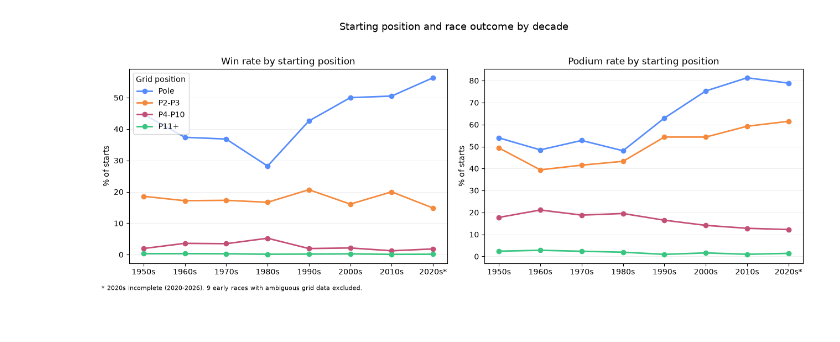
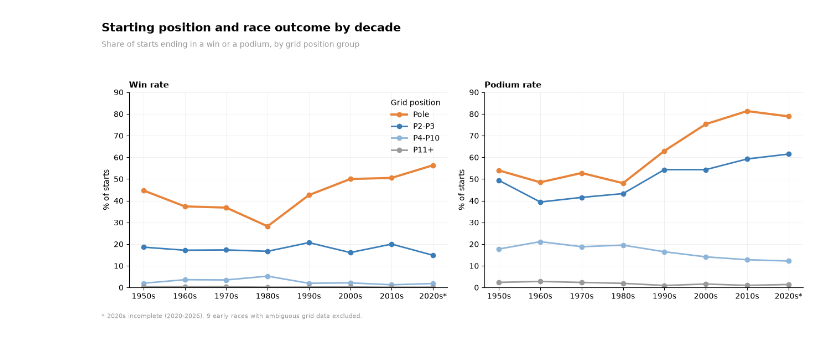
Before and after one commit to luvurgrace/f1-sql-analysis, a Jupyter notebook: notebooks/analysis.ipynb, the cells around one changed output. Saved outputs shown, nothing was run; the diff lists cells and outputs as text; code cells hidden in the pictures.

```diff
--- a/notebooks/analysis.ipynb
+++ b/notebooks/analysis.ipynb
@@ -206,39 +220,38 @@ plt.show()
 # %%
-import pandas as pd
-import matplotlib.pyplot as plt
-
 df = pd.read_csv("../results/q4_grid_groups.csv")
 
 order = ["Pole", "P2-P3", "P4-P10", "P11+"]
+colors = {"Pole": ORANGE, "P2-P3": BLUE, "P4-P10": "#8DB4D9", "P11+": GRAY}
 decades = sorted(df["decade"].unique())
 tick_labels = [f"{d}s" for d in decades]
 tick_labels[-1] += "*"
 
-fig, axes = plt.subplots(1, 2, figsize=(13, 5))
-
-panels = [
-    (axes[0], "win_rate_pct", "Win rate by starting position"),
-    (axes[1], "podium_rate_pct", "Podium rate by starting position"),
-]
+fig, axes = plt.subplots(1, 2, figsize=(13, 5.5))
+panels = [(axes[0], "win_rate_pct", "Win rate"),
+          (axes[1], "podium_rate_pct", "Podium rate")]
 
 for ax, col, title in panels:
     for group in order:
         sub = df[df["grid_group"] == group]
-        ax.plot(sub["decade"], sub[col], marker="o", linewidth=2, label=group)
+        ax.plot(sub["decade"], sub[col], marker="o", color=colors[group],
+                linewidth=2.8 if group == "Pole" else 2, label=group)
     ax.set_xticks(decades)
     ax.set_xticklabels(tick_labels)
+    ax.set_ylim(0, 90)
     ax.set_ylabel("% of starts")
-    ax.set_title(title)
-    ax.grid(axis="y", alpha=0.3)
+    ax.set_title(title, loc="left", fontsize=11)
 
-axes[0].legend(title="Grid position")
-fig.suptitle("Starting position and race outcome by decade", fontsize=13)
+axes[0].legend(title="Grid position", frameon=False)
+fig.suptitle("Starting position and race outcome by decade",
+             x=0.01, ha="left", fontsize=15, fontweight="bold")
+fig.text(0.01, 0.9, "Share of starts ending in a win or a podium, by grid position group",
+         fontsize=10, color=GRAY)
 fig.text(0.01, 0.01,
          "* 2020s incomplete (2020-2026). 9 early races with ambiguous grid data excluded.",
-         fontsize=8)
+         fontsize=8, color=GRAY)
 
-plt.tight_layout(rect=[0, 0.03, 1, 0.95])
-plt.savefig("../charts/q4_grid_groups.png", dpi=150, bbox_inches="tight")
+plt.tight_layout(rect=[0, 0.04, 1, 0.88])
+plt.savefig("../charts/q4_grid_groups.png", bbox_inches="tight")
 plt.show()
 # %% [output]
-[figure, old version]
+[figure, new version]
```
Also changed, not shown: parts of 5 cells of this notebook, 8 other files.
